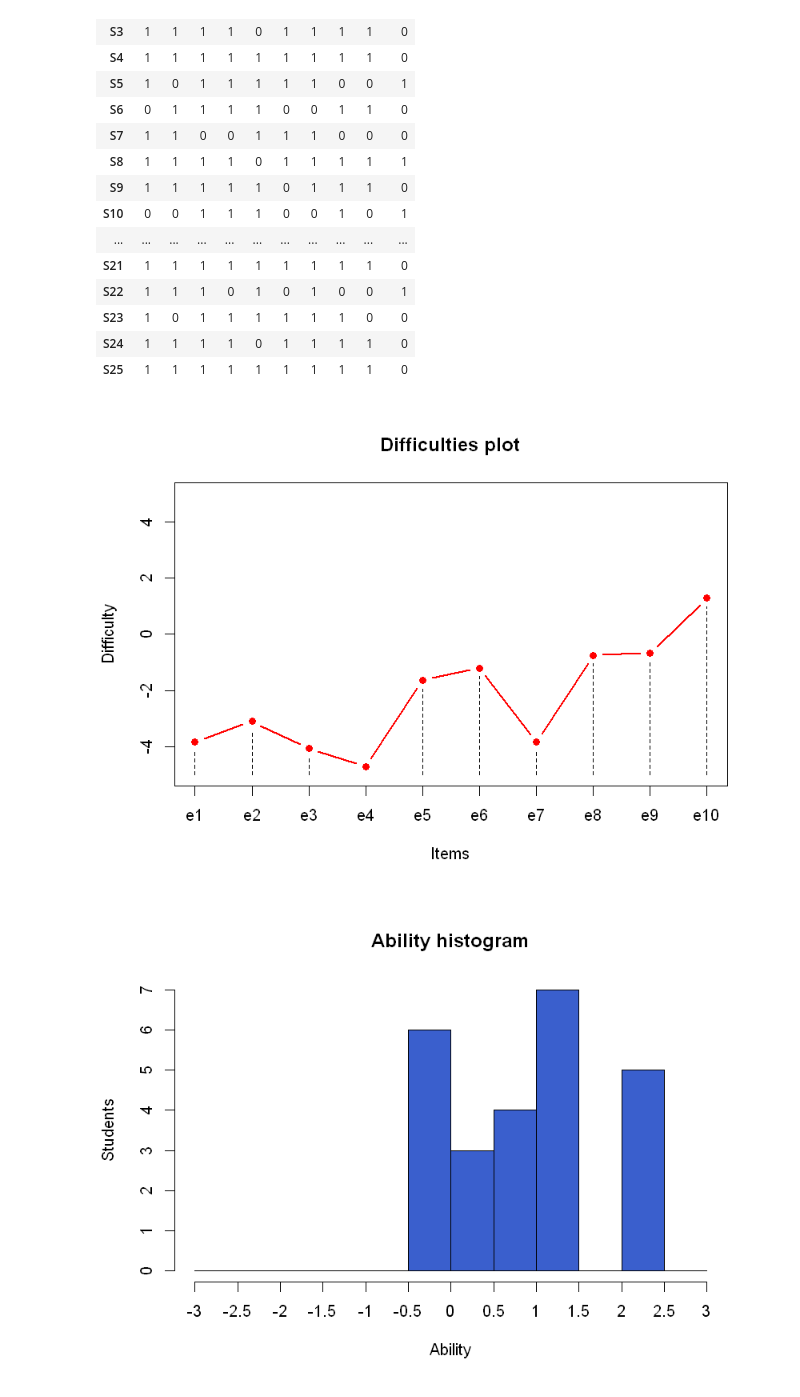
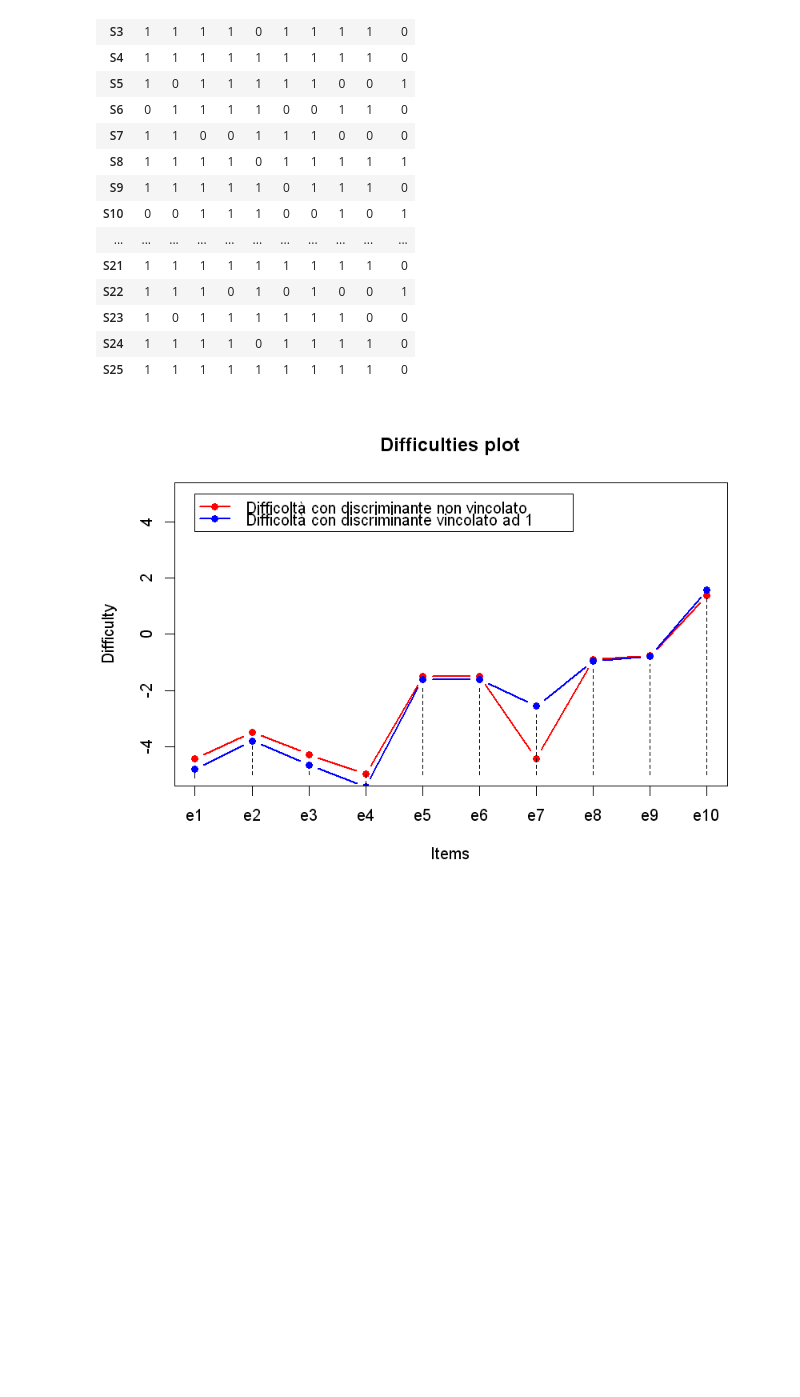
Before and after one commit to MarcoCordoni95/TesiTriennale-ItemResponseTheory, a Jupyter notebook: IRT.ipynb, the cells around one changed output. Cells and saved outputs as stored; diff of their text form; code cells hidden in the pictures; blank space fills up the shorter version.

Commit message:
Parametrizzato le funzioni e separato la validazione in diverse funzioni

```diff
--- a/IRT.ipynb
+++ b/IRT.ipynb
@@ -155,33 +178,37 @@ plotAbilitiesDichot <- function(theta) {
     axis(1, at=seq(-3, 3, by=0.5), labels=seq(-3, 3, by=0.5))
 }
 # %%
-#' Attraverso la tecnica di bootstrapping seleziona randomicamente 1000 righe dalla matrice dicotomica,
-#' questa funzione è utlile se si dispone di pochi soggetti
+#' Attraverso la tecnica di bootstrapping seleziona randomicamente n righe dalla matrice dicotomica, questa funzione è utlile
+#' se si dispone di pochi soggetti perchè in caso di una scarsa quantità di osservazioni lo stimatore potrebbe non covergere
 #'
 #' @param items Tabella dicotomica avente una riga per studente e una colonna per esercizio
+#' @param n Numero di estrazioni
 #' @return Data frame di difficoltà stimate dalla tabella generata dalle estrazioni casuali
 #' @examples
 #' items <- readEXCEl("file.xlsx")
 #' bootstrapping(items)
-bootstrapping <- function(items) {
-    numberRows <- nrow(items)
-    numberCols <- ncol(items)
-    aux <- data.frame(matrix(0, ncol = numberCols, nrow = 0))
-
-    for (n in 0:1000){
-        rowNum <- sample(1:numberRows, 1)
-        row <- items[rowNum,]
-        aux <- rbind(aux,row)
-    }
-
-    aux
+bootstrapping <- function(items, n = 500) {
+    idxs <- sample(1:nrow(items), n, replace = TRUE)
+    items[idxs,]
 }
-# %%
-bottDatiDichot <- bootstrapping(datiDichot)
-difficDichot <- estimateDifficultiesDichot(bottDatiDichot)
-abil   <- estimateAbilitiesDichot(datiDichot)
-plotDifficultiesDichot(difficDichot)
-plotAbilitiesDichot(abil)
-# %% [output]
-[figure, removed]
-[figure, removed]
+# %%
+# Modifico la dimensione dei grafici
+width <- 7
+height <- 5
+sizePlot(width, height)
+
+# Effettuo il bootstrapping
+numExtractions <- 700
+bottDatiDichot <- bootstrapping(datiDichot, numExtractions)
+
+# Stimo le difficoltà con entrambi i metodi
+difficDichotF <- estimateDifficultiesDichotFreeDiscrim(bottDatiDichot)
+difficDichotO <- estimateDifficultiesDichotOneDiscrim(bottDatiDichot)
+
+# Visualizzo e confronto i grafici relativi alle difficoltà stimate con entrambi i metodi
+plotDifficultiesDichot(datiDichot, difficDichotF)
+par(new = TRUE)
+plotDifficultiesDichot(datiDichot, difficDichotO, color = "blue")
+legend(1, 10, legend=c("Difficoltà con discriminante non vincolato", "Difficoltà con discriminante vincolato ad 1"), col=c("red", "blue"), lty=1, cex=1, lwd=2, pch=16)
+# %% [output]
+[figure, added]
```
Also changed, not shown: parts of 18 cells of this notebook.
